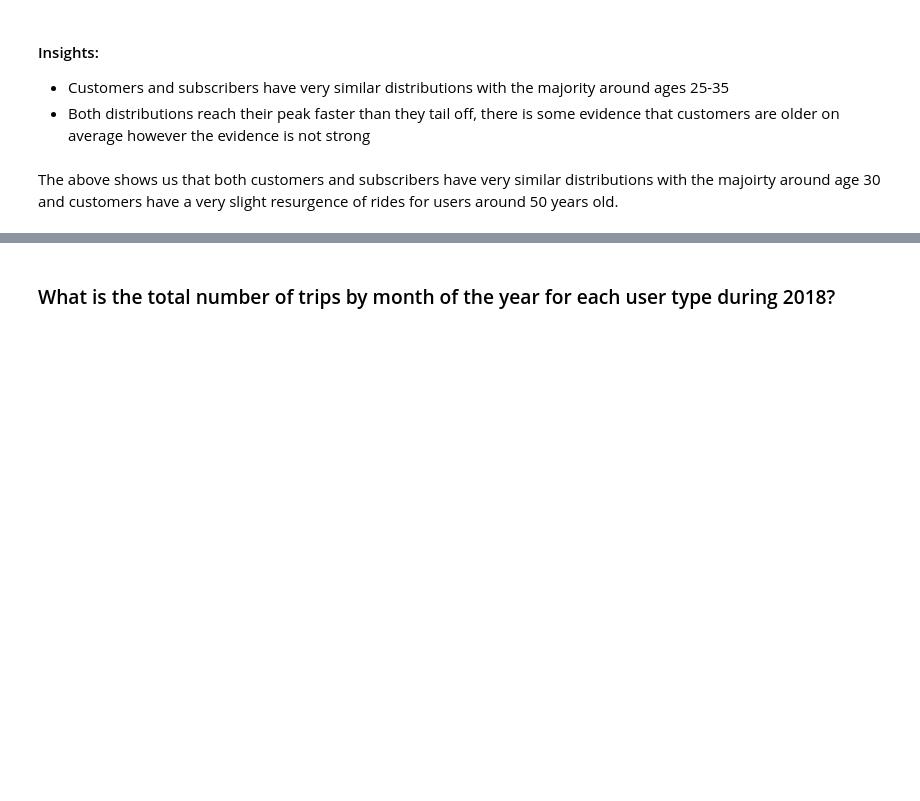
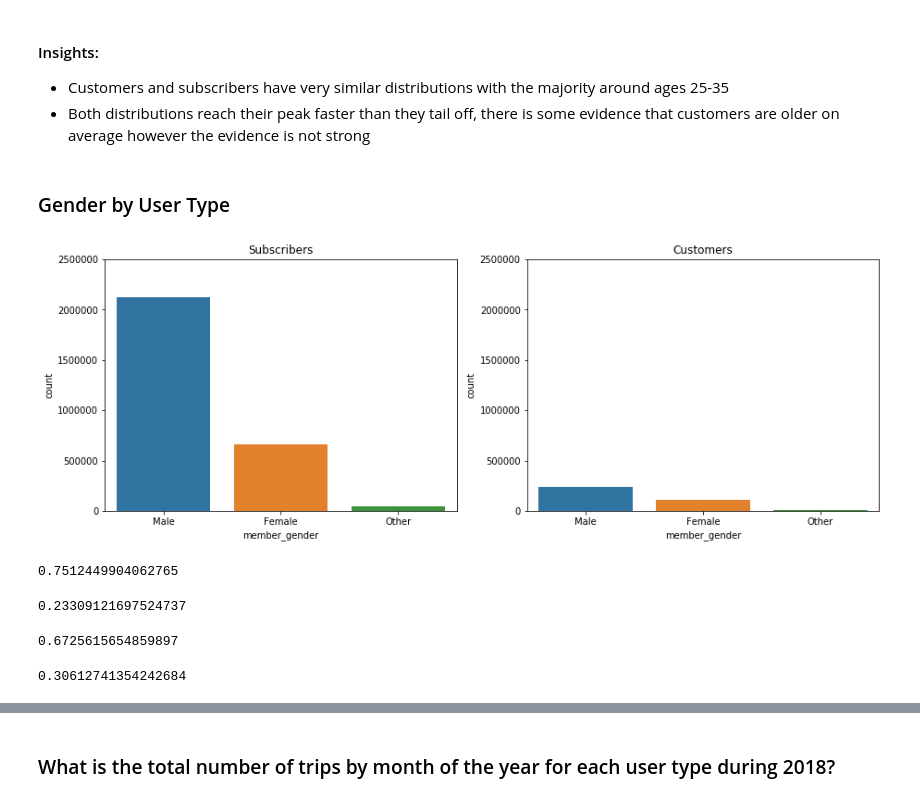
Before and after one commit to mga321/ford_gobike, a Jupyter notebook: ford-go-bike-exploratory-analysis.ipynb, the cells around one changed output, grey strips where cells are left out. Cells and saved outputs as stored; diff of their text form; code cells hidden in the pictures; blank space fills up the shorter version.

Commit message:
Restructure bivariate gender analysis

```diff
--- a/ford-go-bike-exploratory-analysis.ipynb
+++ b/ford-go-bike-exploratory-analysis.ipynb
@@ -674,5 +674,43 @@ plt.ylim((0,170000));
 #### Insights:
  - Customers and subscribers have very similar distributions with the majority around ages 25-35
  - Both distributions reach their peak faster than they tail off, there is some evidence that customers are older on average however the evidence is not strong
-# %% [markdown]
-The above shows us that both customers and subscribers have very similar distributions with the majoirty around age 30 and customers have a very slight resurgence of rides for users around 50 years old.
+# %% [markdown]
+### Gender by User Type
+# %%
+plt.figure(figsize = [15, 5]) # larger figure size for subplots
+
+# Subscriber plot
+
+
+plt.subplot(1, 2, 1) # 1 row, 2 cols, subplot 1
+sns.countplot(data = df_filtered_subscriber, x = 'member_gender');
+plt.title('Subscribers')
+plt.ylim(0,2500000);
+
+# Customer plot
+plt.subplot(1, 2, 2) # 1 row, 2 cols, subplot 2
+sns.countplot(data = df_filtered_customer, x = 'member_gender');
+plt.title('Customers')
+plt.ylim(0,2500000);
+# %% [output]
+[figure, added]
+# %%
+# Percentage of male subscribers
+len(df_filtered_subscriber.query('member_gender == "Male"'))/len(df_filtered_subscriber)
+# %% [output]
+0.7512449904062765
+# %%
+# Percentage of female subscribers
+len(df_filtered_subscriber.query('member_gender == "Female"'))/len(df_filtered_subscriber)
+# %% [output]
+0.23309121697524737
+# %%
+# Percentage of male customers
+len(df_filtered_customer.query('member_gender == "Male"'))/len(df_filtered_customer)
+# %% [output]
+0.6725615654859897
+# %%
+# Percentage of female customers
+len(df_filtered_customer.query('member_gender == "Female"'))/len(df_filtered_customer)
+# %% [output]
+0.30612741354242684
```
Also changed, not shown: parts of 1 cell of this notebook.
